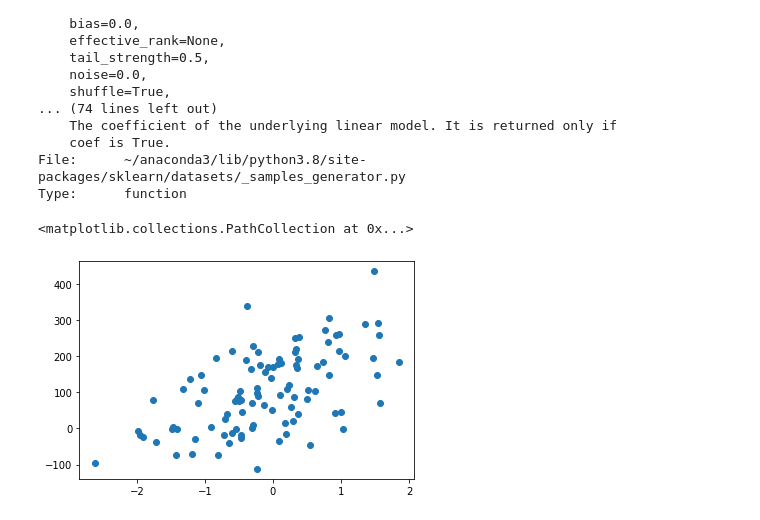
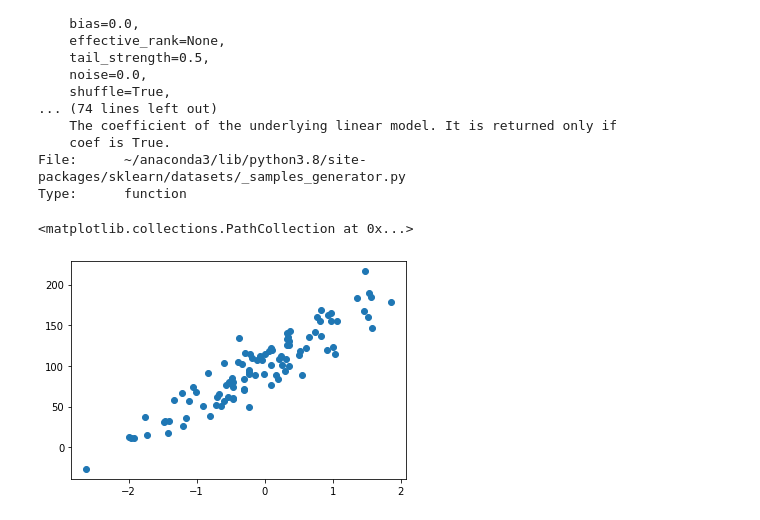
Before and after one commit to Yash621/100DaysOfCode, a Jupyter notebook: machine-learning/Algorithms/Linear-Regression/linear-reg.ipynb, the cells around one changed output. Drawn from its saved outputs; the diff is of its cells as text; code cells hidden in the pictures.

```diff
--- a/machine-learning/Algorithms/Linear-Regression/linear-reg.ipynb
+++ b/machine-learning/Algorithms/Linear-Regression/linear-reg.ipynb
@@ -23,11 +23,9 @@ make_regression(
 File:      ~/anaconda3/lib/python3.8/site-packages/sklearn/datasets/_samples_generator.py
 Type:      function
 # %%
-X,y,coef=make_regression(n_features=1,noise=100,bias=100,random_state=42,coef=True)
-
+X,y,coef=make_regression(n_features=1,noise=20,bias=100,random_state=42,coef=True)
 coef
-
 plt.scatter(X,y)
 # %% [output]
 <matplotlib.collections.PathCollection at 0x...>
-[figure, old version]
+[figure, new version]
```
Also changed, not shown: parts of 5 cells of this notebook.
